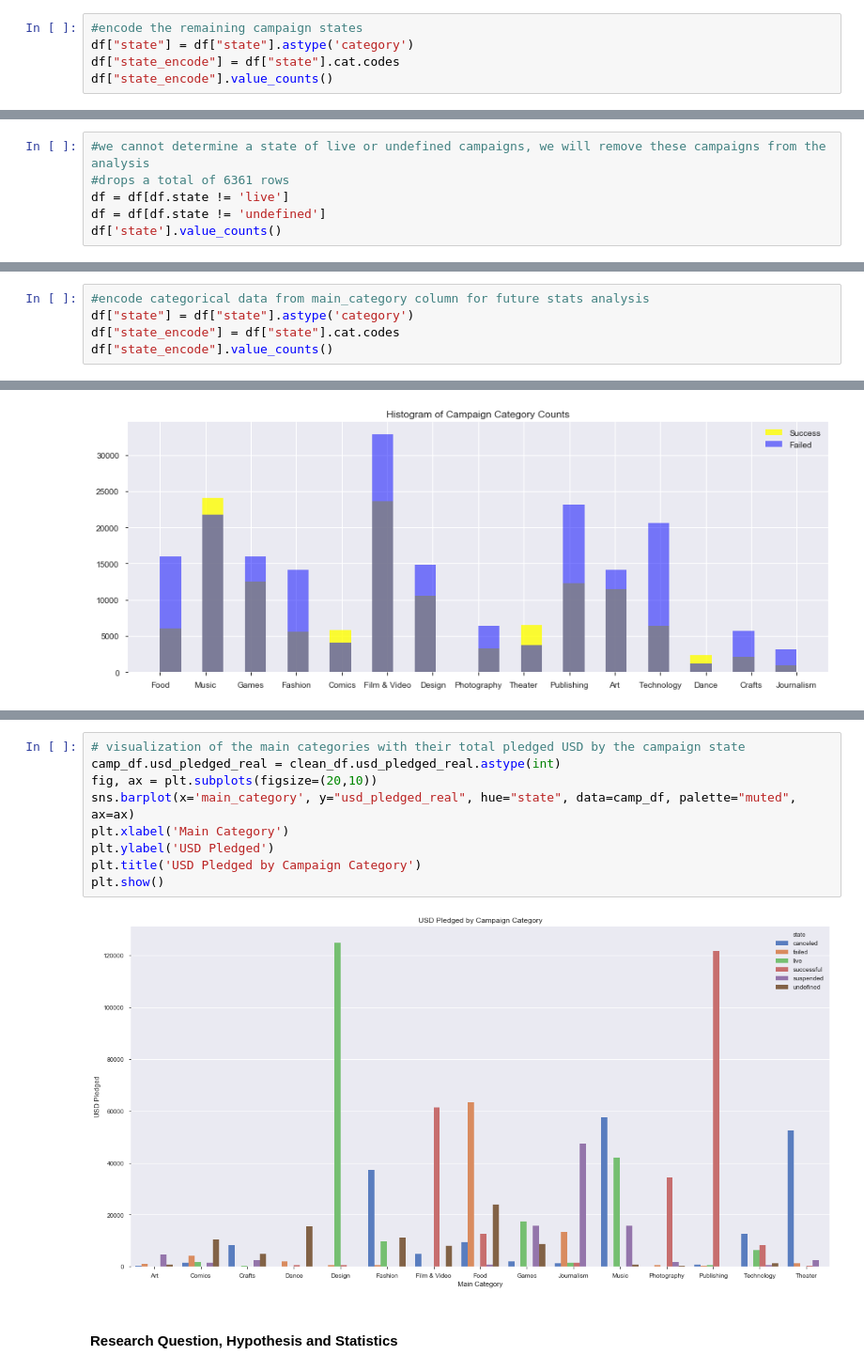
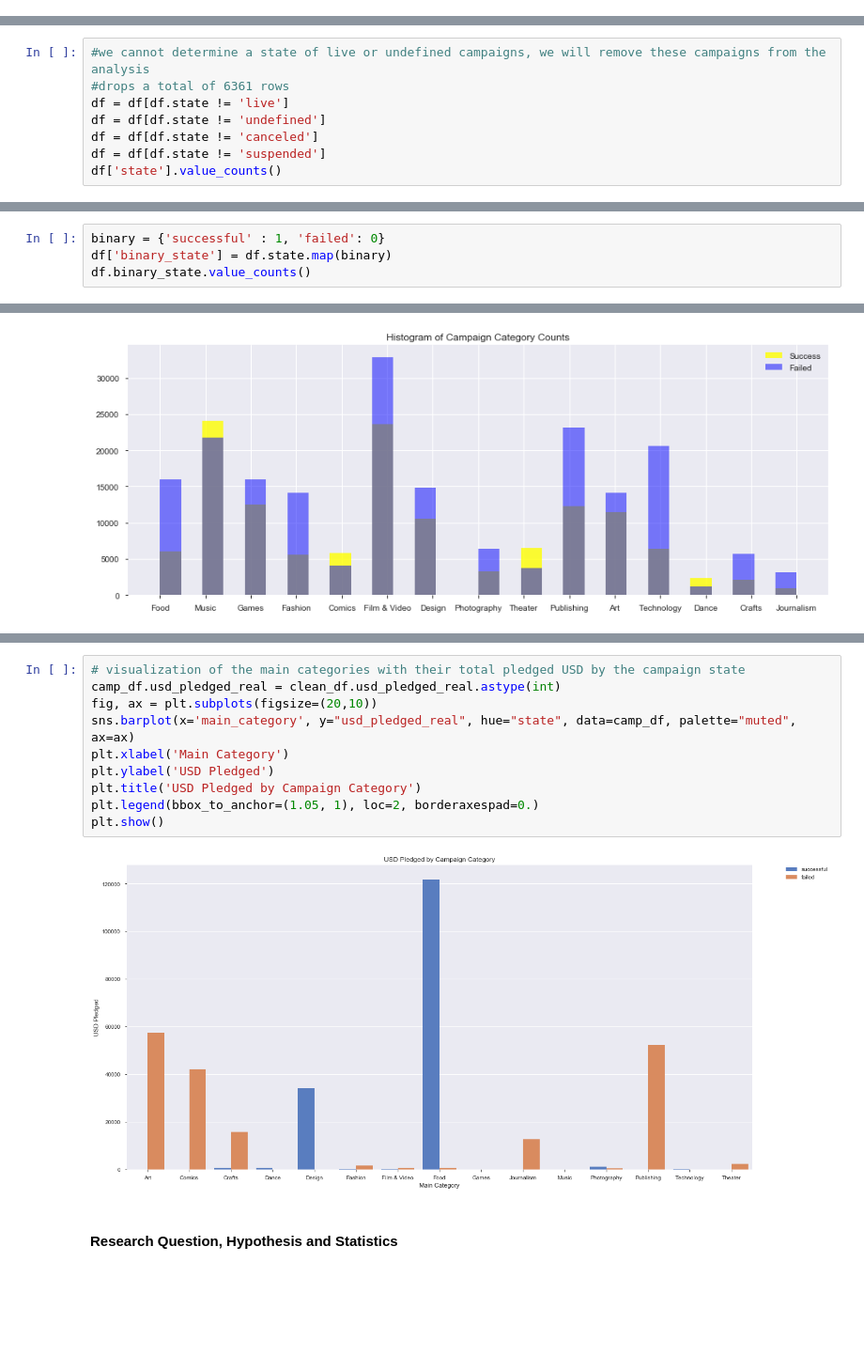
Before and after one commit to pelusok/Capstone_Project_1, a Jupyter notebook: Capstone1_Peluso_4.29.ipynb, the cells around one changed output, grey strips where cells are left out. Shown at 94% size. Cells and saved outputs as stored; diff of their text form; blank space fills up the shorter version.

```diff
--- a/Capstone1_Peluso_4.29.ipynb
+++ b/Capstone1_Peluso_4.29.ipynb
@@ -132,8 +136,3 @@ Name: name_len, dtype: int64
 #encode categorical data from main_category column for future stats analysis
 df["main_category"] = df["main_category"].astype('category')
 df["main_category_encode"] = df["main_category"].cat.codes
-# %%
-#encode the remaining campaign states
-df["state"] = df["state"].astype('category')
-df["state_encode"] = df["state"].cat.codes
-df["state_encode"].value_counts()
@@ -197,6 +190,8 @@ df['campaign_duration'] = df['deadline'] - df['launched']
 #drops a total of 6361 rows
 df = df[df.state != 'live']
 df = df[df.state != 'undefined']
+df = df[df.state != 'canceled']
+df = df[df.state != 'suspended']
 df['state'].value_counts()
 # %% [output]
 failed        197611
@@ -208,6 +199 @@ live               0
 Name: state, dtype: int64
-# %%
-#encode categorical data from main_category column for future stats analysis
-df["state"] = df["state"].astype('category')
-df["state_encode"] = df["state"].cat.codes
-df["state_encode"].value_counts()
@@ -219,0 +200,4 @@ Name: state_encode, dtype: int64
+# %%
+binary = {'successful' : 1, 'failed': 0}
+df['binary_state'] = df.state.map(binary)
+df.binary_state.value_counts()
@@ -922,14 +910,15 @@ Name: main_category, dtype: float64
 # %%
 # visualization of the main categories with their total pledged USD by the campaign state
 camp_df.usd_pledged_real = clean_df.usd_pledged_real.astype(int)
 fig, ax = plt.subplots(figsize=(20,10))
 sns.barplot(x='main_category', y="usd_pledged_real", hue="state", data=camp_df, palette="muted", ax=ax)
 plt.xlabel('Main Category')
 plt.ylabel('USD Pledged')
 plt.title('USD Pledged by Campaign Category')
+plt.legend(bbox_to_anchor=(1.05, 1), loc=2, borderaxespad=0.)
 plt.show()
 # %% [output]
-[figure, old version]
+[figure, new version]
 # %% [markdown]
 #### Research Question, Hypothesis and Statistics
 # %% [markdown]
```
Also changed, not shown: parts of 66 cells of this notebook.
